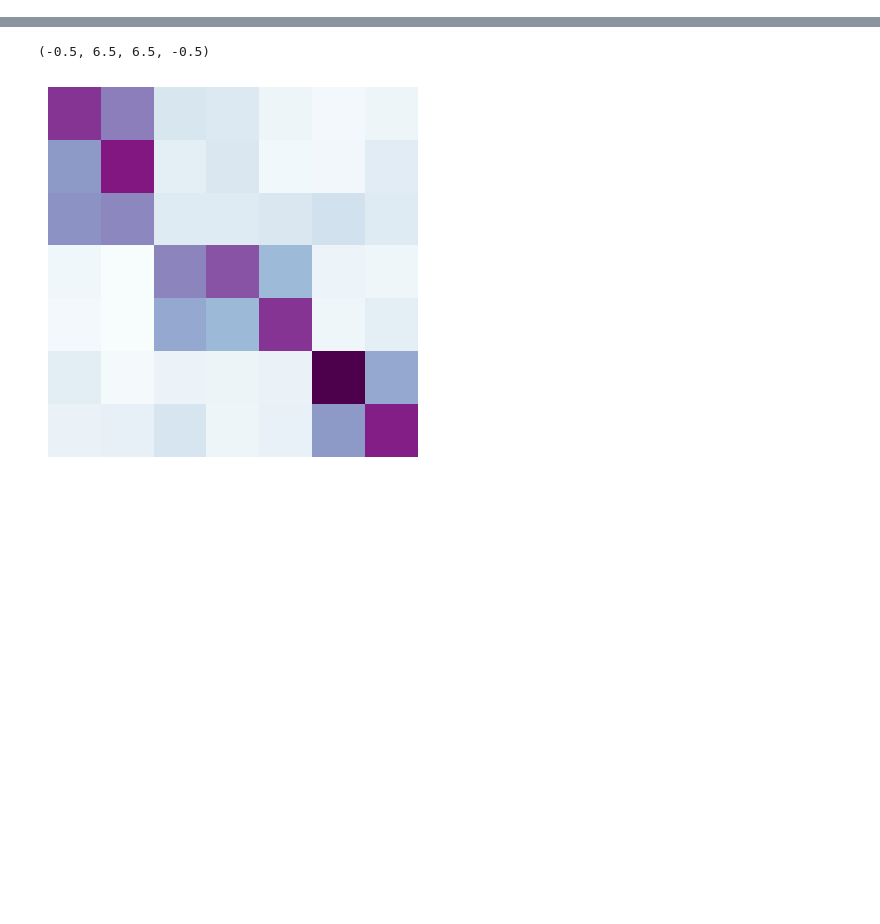
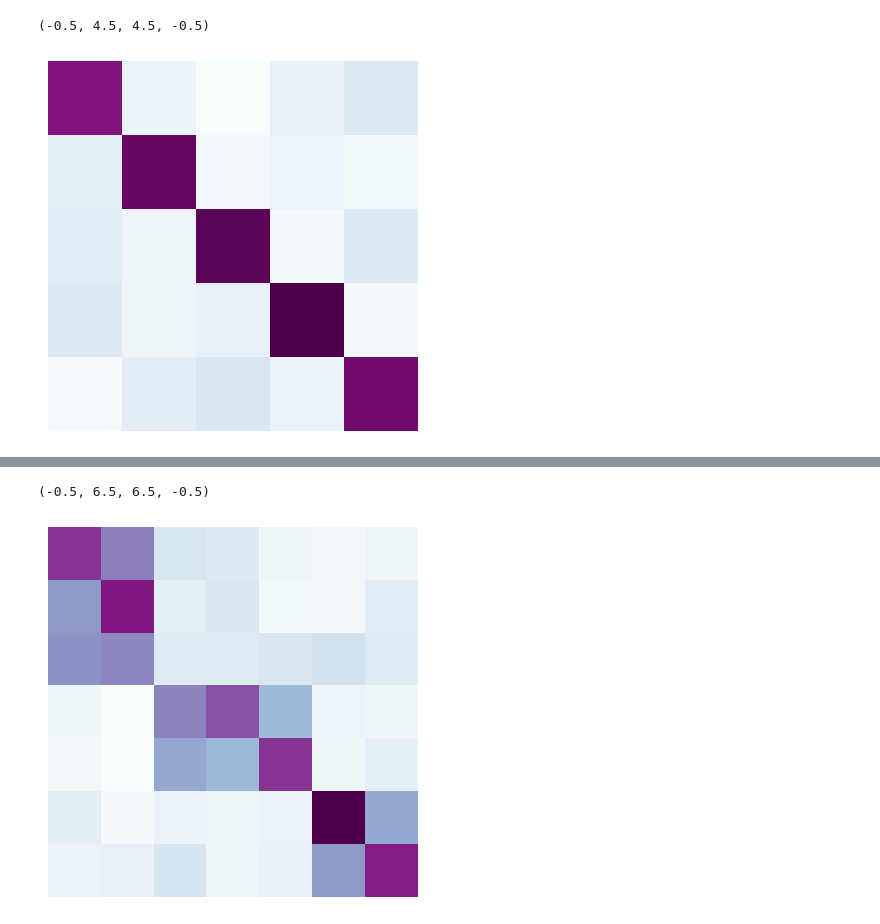
Before and after one commit to HangerYang/RoCLIP, a Jupyter notebook: CyCLIP/fig.ipynb, the cells around one changed output, grey strips where cells are left out. Cells and saved outputs as stored; diff of their text form; code cells hidden in the pictures; blank space fills up the shorter version.

```diff
--- a/CyCLIP/fig.ipynb
+++ b/CyCLIP/fig.ipynb
@@ -29,0 +30,29 @@ plt.axis('off')
+# %%
+import numpy as np
+import matplotlib.pyplot as plt
+
+fig, ax = plt.subplots()
+
+matrix = np.array([[10,3,3,3,3], [3,10,3,3,3], [3,3,10,3,3],  [3, 3, 3, 10, 3], [3,3,3,3,10]]).astype(float)
+
+
+for i in range(5):
+    for j in range(5):
+        if matrix[i,j] == 10:
+            # print(matrix[i,j])
+            matrix[i,j] = np.random.uniform(0.5, 0.6, 1)[0]
+            # print(matrix[i,j])
+        # elif matrix[i,j] == 9:
+        #     matrix[i,j] = np.random.uniform(0.1, 0.3, 1)[0]
+        else:
+             matrix[i,j] = np.random.uniform(0.01, 0.1, 1)[0]
+# print(matrix[0])
+matrix = matrix/matrix.sum(axis=0,keepdims=1)
+# print(matrix[0])
+# matrix = matrix/matrix.sum(axis=1,keepdims=1)
+# print(matrix[0])
+ax.matshow(matrix, cmap=plt.cm.BuPu)
+plt.axis('off')
+# %% [output]
+(-0.5, 4.5, 4.5, -0.5)
+[figure, added]
```
Also changed, not shown: parts of 9 cells of this notebook, 7 other files.
